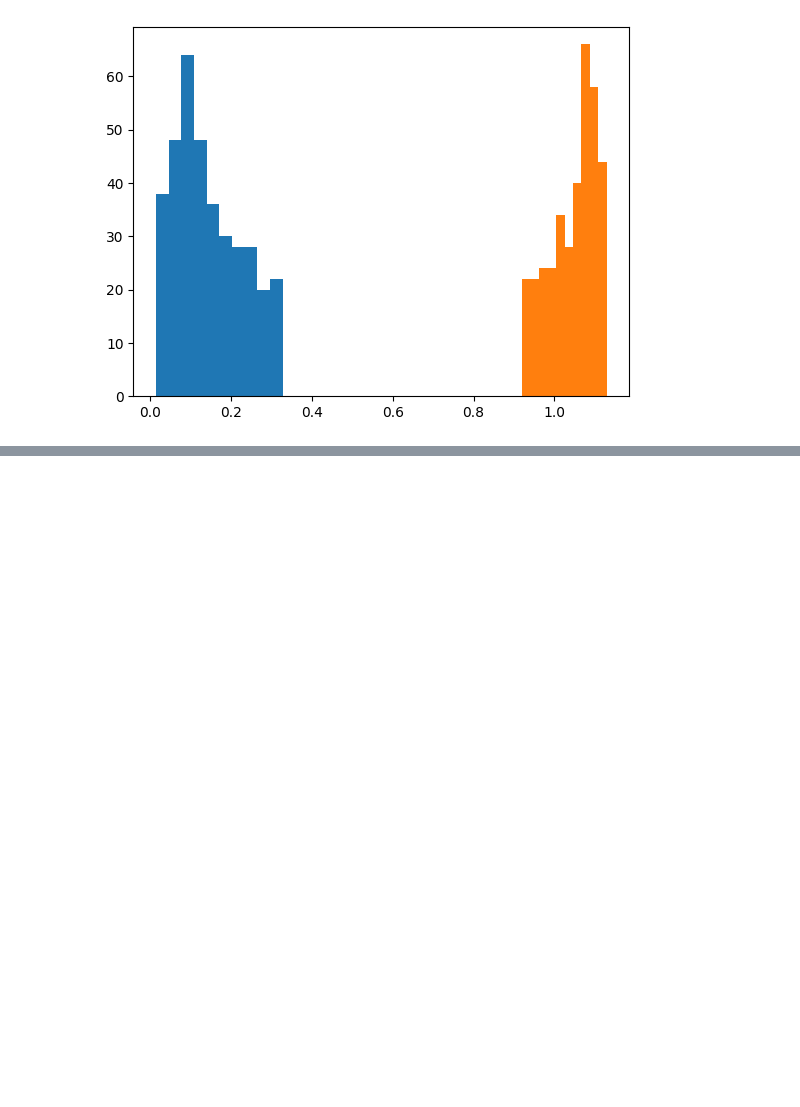
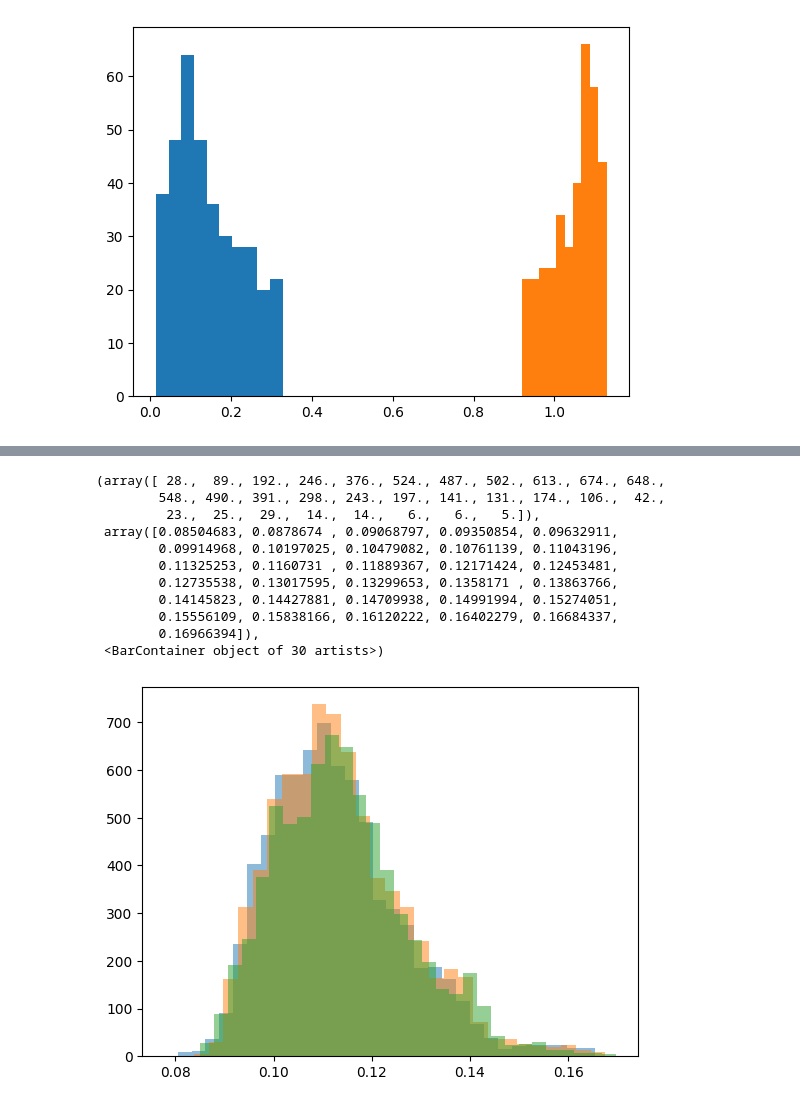
Before and after one commit to JonahKember/hippocampus_dMRI, a Jupyter notebook: testing.ipynb, the cells around one changed output, grey strips where cells are left out. Cells and saved outputs as stored; diff of their text form; code cells hidden in the pictures; blank space fills up the shorter version.

```diff
--- a/testing.ipynb
+++ b/testing.ipynb
@@ -867,0 +913,35 @@ np.float64(0.20629440673289678)
+# %%
+awf_data_inner = nib.load(f'output_model/sub-HCD0001305_hemi-L_desc-model_params.L.func.gii').darrays[0].data
+awf_data_outer = nib.load(f'output_model/sub-HCD0001305_hemi-L_surf-outer_desc-model_params.L.func.gii').darrays[0].data
+awf_data_mid   = nib.load(f'output_model/sub-HCD0001305_hemi-L_surf-midthickness_desc-model_params.L.func.gii').darrays[0].data
+
+
+norm_data_inner = nib.load(f'output_model/sub-HCD0001305_hemi-L_desc-model_params.L.func.gii').darrays[1].data
+norm_data_outer = nib.load(f'output_model/sub-HCD0001305_hemi-L_surf-outer_desc-model_params.L.func.gii').darrays[1].data
+norm_data_mid   = nib.load(f'output_model/sub-HCD0001305_hemi-L_surf-midthickness_desc-model_params.L.func.gii').darrays[1].data
+
+tan_data_inner = nib.load(f'output_model/sub-HCD0001305_hemi-L_desc-model_params.L.func.gii').darrays[2].data
+tan_data_outer = nib.load(f'output_model/sub-HCD0001305_hemi-L_surf-outer_desc-model_params.L.func.gii').darrays[2].data
+tan_data_mid   = nib.load(f'output_model/sub-HCD0001305_hemi-L_surf-midthickness_desc-model_params.L.func.gii').darrays[2].data
+
+data_inner = norm_data_inner / (norm_data_inner + tan_data_inner) * awf_data_inner
+data_mid   = norm_data_mid   / (norm_data_mid   + tan_data_mid)   * awf_data_mid
+data_outer = norm_data_outer / (norm_data_outer + tan_data_outer) * awf_data_outer
+
+
+plt.hist(data_inner, 30, alpha=.5)
+plt.hist(data_mid, 30, alpha=.5)
+plt.hist(data_outer, 30, alpha=.5)
+# %% [output]
+(array([ 28.,  89., 192., 246., 376., 524., 487., 502., 613., 674., 648.,
+        548., 490., 391., 298., 243., 197., 141., 131., 174., 106.,  42.,
+         23.,  25.,  29.,  14.,  14.,   6.,   6.,   5.]),
+ array([0.08504683, 0.0878674 , 0.09068797, 0.09350854, 0.09632911,
+        0.09914968, 0.10197025, 0.10479082, 0.10761139, 0.11043196,
+        0.11325253, 0.1160731 , 0.11889367, 0.12171424, 0.12453481,
+        0.12735538, 0.13017595, 0.13299653, 0.1358171 , 0.13863766,
+        0.14145823, 0.14427881, 0.14709938, 0.14991994, 0.15274051,
+        0.15556109, 0.15838166, 0.16120222, 0.16402279, 0.16684337,
+        0.16966394]),
+ <BarContainer object of 30 artists>)
+[figure, added]
```
Also changed, not shown: parts of 7 cells of this notebook, 6 other files.
